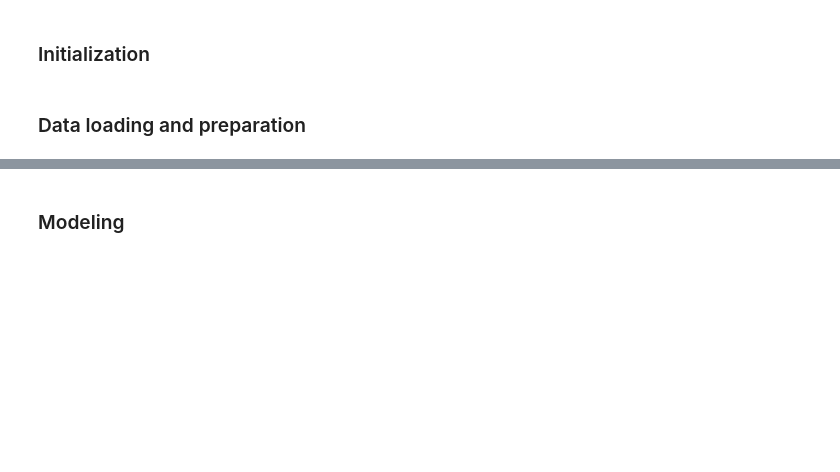
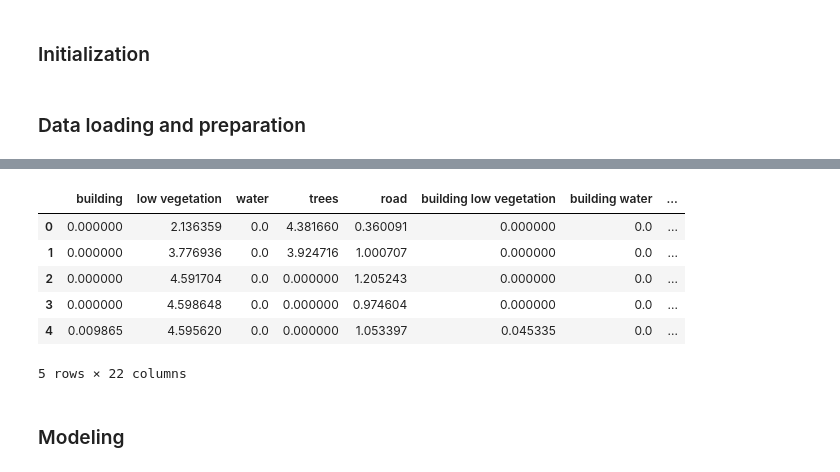
Before and after one commit to MGenschow/DS_Project, a Jupyter notebook: modules/models/UHI_modeling/UHI_modeling.ipynb, the cells around one changed output, grey strips where cells are left out. Cells and saved outputs as stored; diff of their text form; code cells hidden in the pictures; blank space fills up the shorter version.

```diff
--- a/modules/models/UHI_modeling/UHI_modeling.ipynb
+++ b/modules/models/UHI_modeling/UHI_modeling.ipynb
@@ -71,3 +67,14 @@ X_poly = create_polynomials(final, features_interact, features_no_interact)
+# %%
+X_log = create_log_interactions(final, features_interact, features_no_interact, all=all)
+X_log.head()
+# %% [output]
+|  | building | low vegetation | water | trees | road | building low vegetation | building water | ... |
+| 0 | 0.000000 | 2.136359 | 0.0 | 4.381660 | 0.360091 | 0.000000 | 0.0 | ... |
+| 1 | 0.000000 | 3.776936 | 0.0 | 3.924716 | 1.000707 | 0.000000 | 0.0 | ... |
+| 2 | 0.000000 | 4.591704 | 0.0 | 0.000000 | 1.205243 | 0.000000 | 0.0 | ... |
+| 3 | 0.000000 | 4.598648 | 0.0 | 0.000000 | 0.974604 | 0.000000 | 0.0 | ... |
+| 4 | 0.009865 | 4.595620 | 0.0 | 0.000000 | 1.053397 | 0.045335 | 0.0 | ... |
+5 rows × 22 columns
 # %% [markdown]
 ### Modeling
 # %%
```
Also changed, not shown: parts of 12 cells of this notebook, 1 other file.
